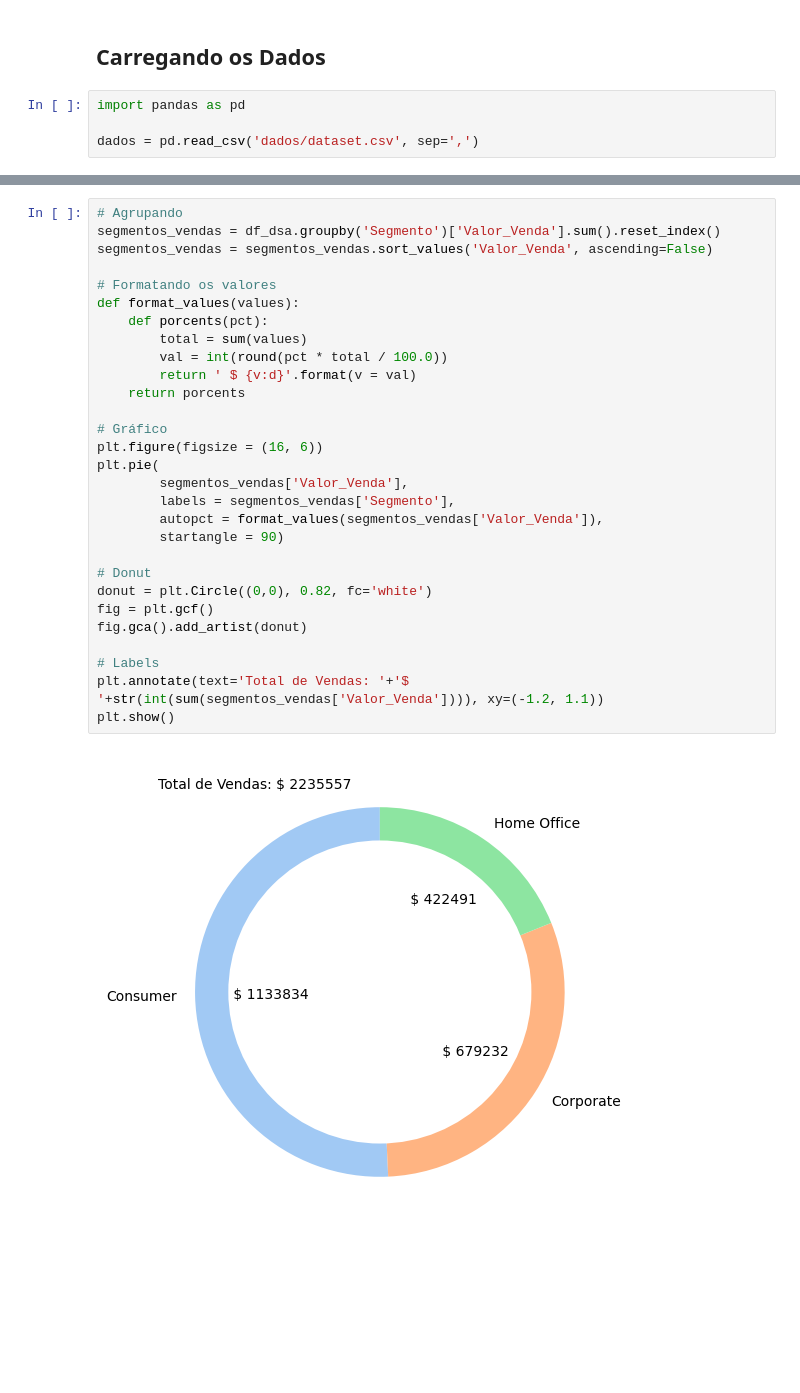
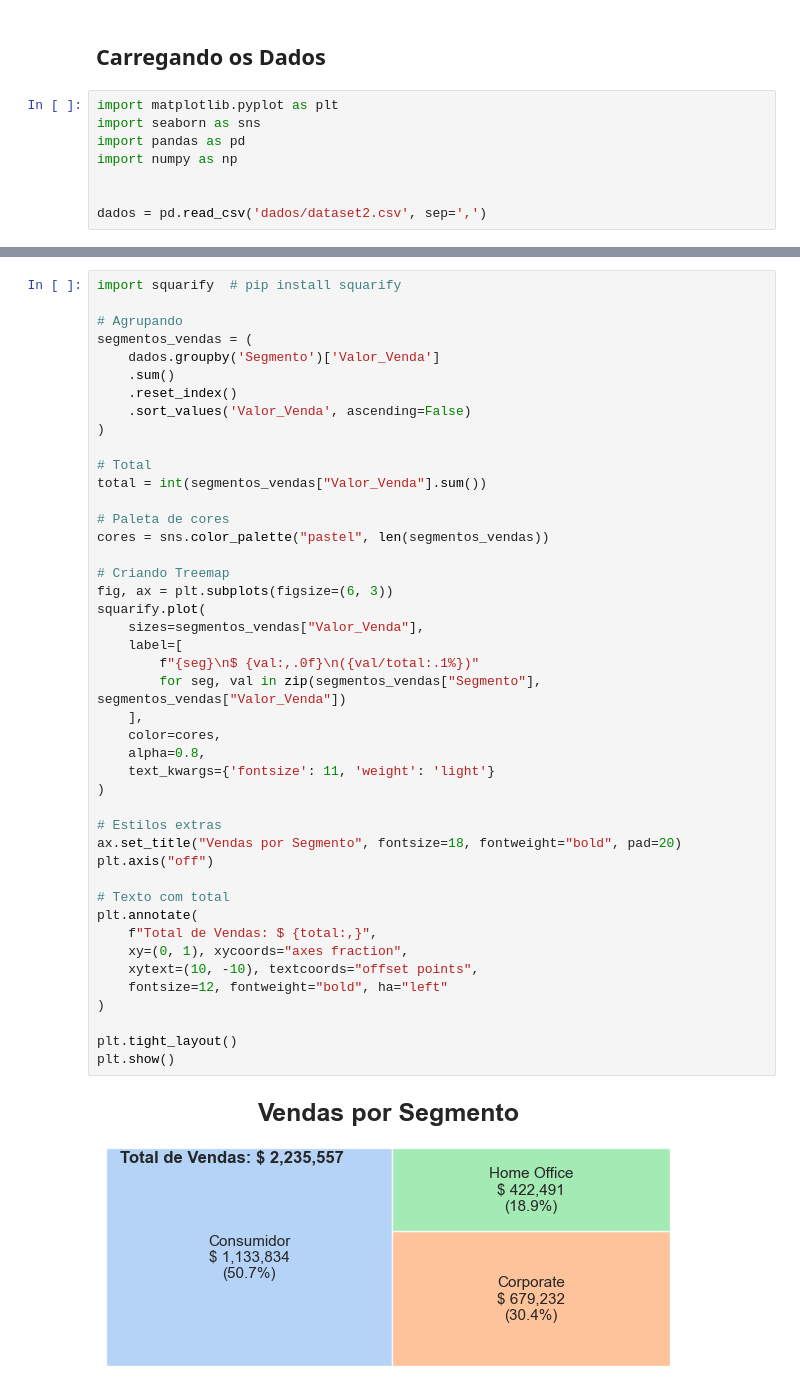
Before and after one commit to nbronzatto/Varejo-Analise-Exploratoria, a Jupyter notebook: analises.ipynb, the cells around one changed output, grey strips where cells are left out. Drawn from its saved outputs; the diff is of its cells as text; blank space fills up the shorter version.

```diff
--- a/analises.ipynb
+++ b/analises.ipynb
@@ -10,9 +19,13 @@ O principal objetivo desta análise é treinar e aplicar técnicas de Análise E
 # %% [markdown]
 ## Carregando os Dados
 # %%
+import matplotlib.pyplot as plt
+import seaborn as sns
 import pandas as pd
+import numpy as np
 
-dados = pd.read_csv('dados/dataset.csv', sep=',')
+
+dados = pd.read_csv('dados/dataset2.csv', sep=',')
 # %%
 dados.sample(5) # Amostra dos dados
 # %% [output]
@@ -194,32 +268,47 @@ Demonstre o resultado através de um gráfico de pizza.
 # %%
+import squarify  # pip install squarify
+
 # Agrupando
-segmentos_vendas = df_dsa.groupby('Segmento')['Valor_Venda'].sum().reset_index()
-segmentos_vendas = segmentos_vendas.sort_values('Valor_Venda', ascending=False)
+segmentos_vendas = (
+    dados.groupby('Segmento')['Valor_Venda']
+    .sum()
+    .reset_index()
+    .sort_values('Valor_Venda', ascending=False)
+)
 
-# Formatando os valores
-def format_values(values):
-    def porcents(pct):
-        total = sum(values)
-        val = int(round(pct * total / 100.0))
-        return ' $ {v:d}'.format(v = val)
-    return porcents
+# Total
+total = int(segmentos_vendas["Valor_Venda"].sum())
 
-# Gráfico
-plt.figure(figsize = (16, 6))
-plt.pie(
-        segmentos_vendas['Valor_Venda'],
-        labels = segmentos_vendas['Segmento'],
-        autopct = format_values(segmentos_vendas['Valor_Venda']),
-        startangle = 90)
+# Paleta de cores
+cores = sns.color_palette("pastel", len(segmentos_vendas))
 
-# Donut
-donut = plt.Circle((0,0), 0.82, fc='white')
-fig = plt.gcf()
-fig.gca().add_artist(donut)
+# Criando Treemap
+fig, ax = plt.subplots(figsize=(6, 3))
+squarify.plot(
+    sizes=segmentos_vendas["Valor_Venda"],
+    label=[
+        f"{seg}\n$ {val:,.0f}\n({val/total:.1%})"
+        for seg, val in zip(segmentos_vendas["Segmento"], segmentos_vendas["Valor_Venda"])
+    ],
+    color=cores,
+    alpha=0.8,
+    text_kwargs={'fontsize': 11, 'weight': 'light'}
+)
 
-# Labels
-plt.annotate(text='Total de Vendas: '+'$ '+str(int(sum(segmentos_vendas['Valor_Venda']))), xy=(-1.2, 1.1))
+# Estilos extras
+ax.set_title("Vendas por Segmento", fontsize=18, fontweight="bold", pad=20)
+plt.axis("off")
+
+# Texto com total
+plt.annotate(
+    f"Total de Vendas: $ {total:,}",
+    xy=(0, 1), xycoords="axes fraction",
+    xytext=(10, -10), textcoords="offset points",
+    fontsize=12, fontweight="bold", ha="left"
+)
+
+plt.tight_layout()
 plt.show()
 # %% [output]
-[figure, old version]
+[figure, new version]
 # %% [markdown]
```
Also changed, not shown: parts of 33 cells of this notebook, 1 other file.
